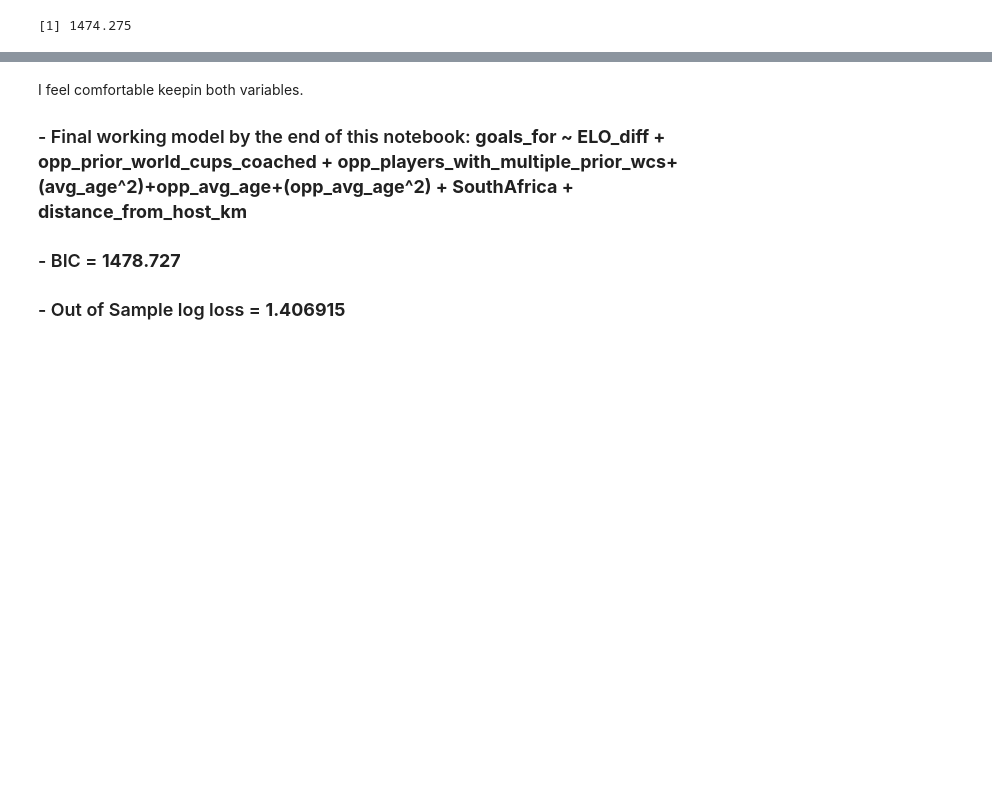
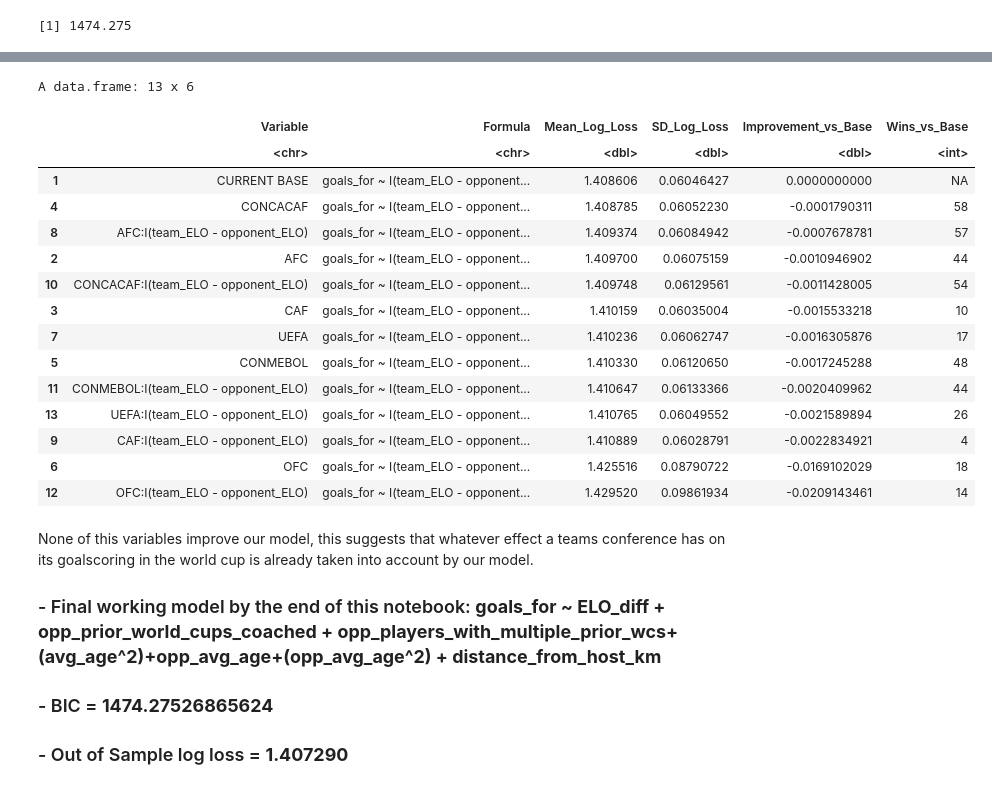
Before and after one commit to EialNisman/WorldCup2026Forecasting, a Jupyter notebook: 2.Model_Selection-R/GameConditions.ipynb, the cells around one changed output, grey strips where cells are left out. Cells and saved outputs as stored; diff of their text form; code cells hidden in the pictures; blank space fills up the shorter version.

```diff
--- a/2.Model_Selection-R/GameConditions.ipynb
+++ b/2.Model_Selection-R/GameConditions.ipynb
@@ -825,0 +831,19 @@ BIC(m2)
+# %%
+confederations <- worldcup::teams %>%
+    select(team_id, confederation_code)
+
+confederations <- dummy_cols(
+    confederations,
+    select_columns = "confederation_code"
+) %>%
+    select(-confederation_code) %>%
+     rename(
+        AFC = confederation_code_AFC,
+        CAF = confederation_code_CAF,
+        CONCACAF = confederation_code_CONCACAF,
+        CONMEBOL = confederation_code_CONMEBOL,
+        OFC = confederation_code_OFC,
+        UEFA = confederation_code_UEFA
+    )
+
+head(confederations)
@@ -825,0 +910,24 @@ BIC(m2)
+# %%
+base_formula <- "goals_for ~ I(team_ELO - opponent_ELO) + opp_prior_world_cups_coached + opp_players_with_multiple_prior_wcs+(avg_age^2)+opp_avg_age+(opp_avg_age^2) + distance_from_host_km"
+
+candidate_vars <- c(
+     "AFC",
+    "CAF",
+    "CONCACAF",
+    "CONMEBOL",
+    "OFC",
+    "UEFA",
+    "AFC:I(team_ELO - opponent_ELO)",
+    "CAF:I(team_ELO - opponent_ELO)",
+    "CONCACAF:I(team_ELO - opponent_ELO)",
+    "CONMEBOL:I(team_ELO - opponent_ELO)",
+    "OFC:I(team_ELO - opponent_ELO)",
+    "UEFA:I(team_ELO - opponent_ELO)"
+)
+
+test_add_one_poisson(
+    data = Games,
+    base_formula = base_formula,
+    candidate_vars = candidate_vars
+)
+# %% [output]
@@ -826,7 +938,22 @@ BIC(m2)
+A data.frame: 13 x 6
+|  | Variable | Formula | Mean_Log_Loss | SD_Log_Loss | Improvement_vs_Base | Wins_vs_Base |
+|  | <chr> | <chr> | <dbl> | <dbl> | <dbl> | <int> |
+| 1 | CURRENT BASE | goals_for ~ I(team_ELO - opponent... | 1.408606 | 0.06046427 | 0.0000000000 | NA |
+| 4 | CONCACAF | goals_for ~ I(team_ELO - opponent... | 1.408785 | 0.06052230 | -0.0001790311 | 58 |
+| 8 | AFC:I(team_ELO - opponent_ELO) | goals_for ~ I(team_ELO - opponent... | 1.409374 | 0.06084942 | -0.0007678781 | 57 |
+| 2 | AFC | goals_for ~ I(team_ELO - opponent... | 1.409700 | 0.06075159 | -0.0010946902 | 44 |
+| 10 | CONCACAF:I(team_ELO - opponent_ELO) | goals_for ~ I(team_ELO - opponent... | 1.409748 | 0.06129561 | -0.0011428005 | 54 |
+| 3 | CAF | goals_for ~ I(team_ELO - opponent... | 1.410159 | 0.06035004 | -0.0015533218 | 10 |
+| 7 | UEFA | goals_for ~ I(team_ELO - opponent... | 1.410236 | 0.06062747 | -0.0016305876 | 17 |
+| 5 | CONMEBOL | goals_for ~ I(team_ELO - opponent... | 1.410330 | 0.06120650 | -0.0017245288 | 48 |
+| 11 | CONMEBOL:I(team_ELO - opponent_ELO) | goals_for ~ I(team_ELO - opponent... | 1.410647 | 0.06133366 | -0.0020409962 | 44 |
+| 13 | UEFA:I(team_ELO - opponent_ELO) | goals_for ~ I(team_ELO - opponent... | 1.410765 | 0.06049552 | -0.0021589894 | 26 |
+| 9 | CAF:I(team_ELO - opponent_ELO) | goals_for ~ I(team_ELO - opponent... | 1.410889 | 0.06028791 | -0.0022834921 | 4 |
+| 6 | OFC | goals_for ~ I(team_ELO - opponent... | 1.425516 | 0.08790722 | -0.0169102029 | 18 |
+| 12 | OFC:I(team_ELO - opponent_ELO) | goals_for ~ I(team_ELO - opponent... | 1.429520 | 0.09861934 | -0.0209143461 | 14 |
 # %% [markdown]
-I feel comfortable keepin both variables.
+None of this variables improve our model, this suggests that whatever effect a teams conference has on its goalscoring in the world cup is already taken into account by our model.
 
-
-### - Final working model by the end of this notebook: **goals_for ~ ELO_diff + opp_prior_world_cups_coached + opp_players_with_multiple_prior_wcs+(avg_age^2)+opp_avg_age+(opp_avg_age^2) + SouthAfrica + distance_from_host_km**
-### - BIC = **1478.727**
-### - Out of Sample log loss = **1.406915**
+### - Final working model by the end of this notebook: **goals_for ~ ELO_diff + opp_prior_world_cups_coached + opp_players_with_multiple_prior_wcs+(avg_age^2)+opp_avg_age+(opp_avg_age^2) + distance_from_host_km**
+### - BIC = **1474.27526865624**
+### - Out of Sample log loss = **1.407290**
```
Also changed, not shown: parts of 5 cells of this notebook, 11 other files.
